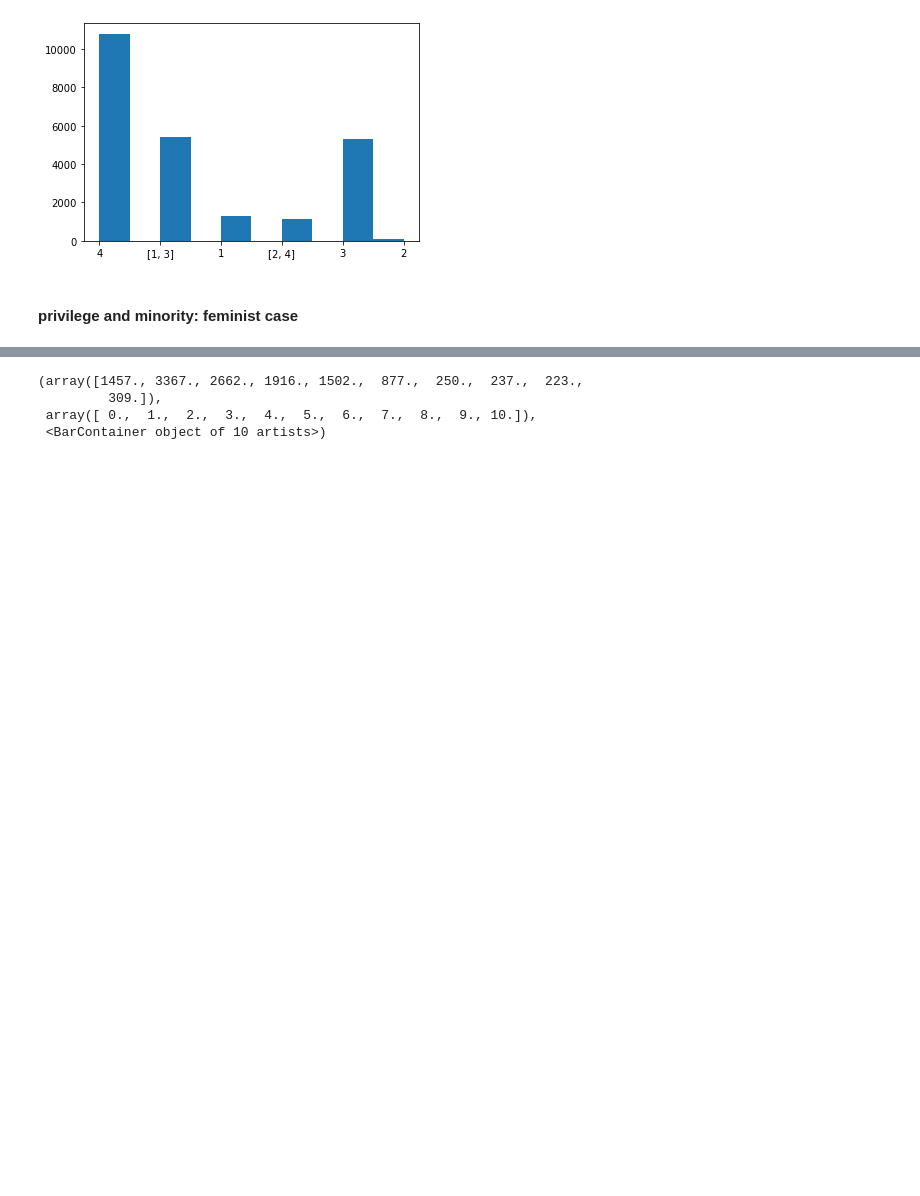
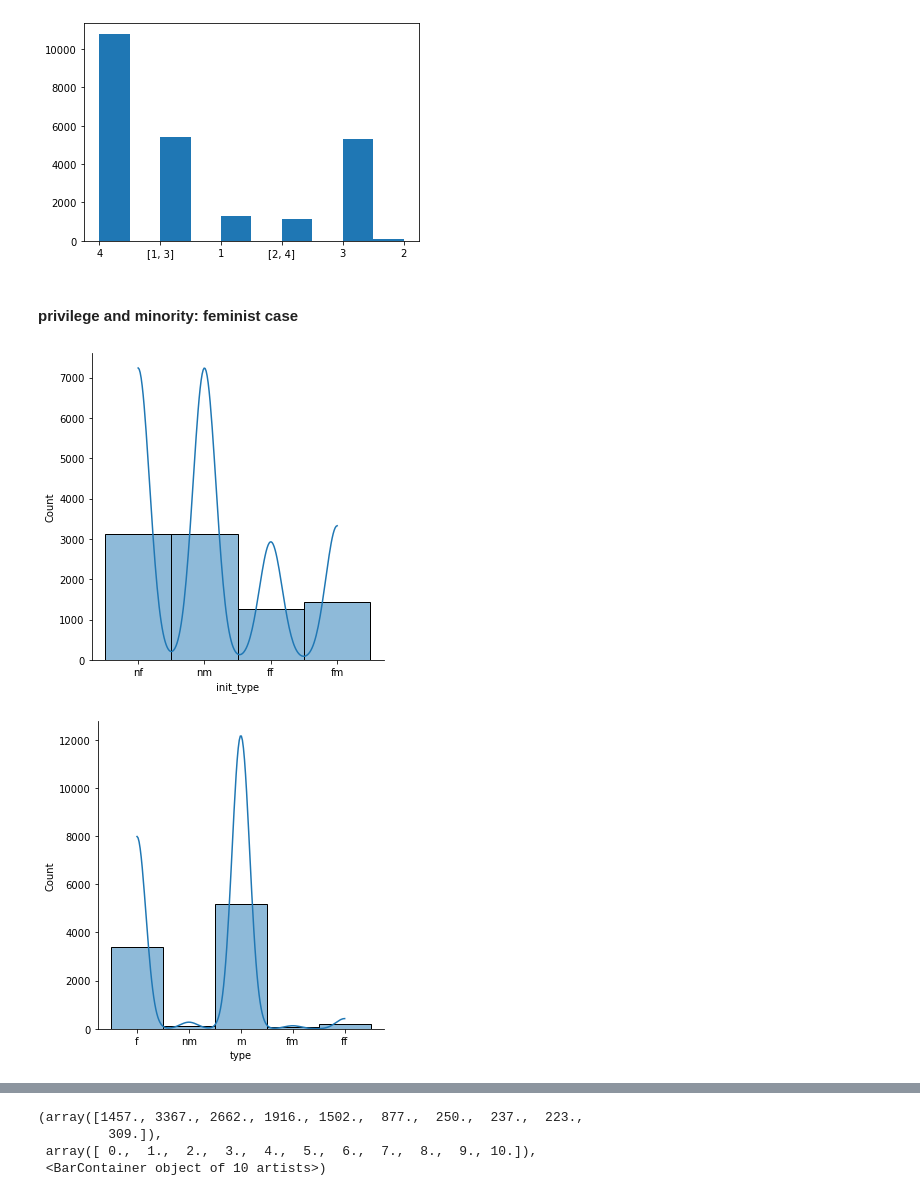
Before and after one commit to yierrr/Feminism-Simulation, a Jupyter notebook: nested group mesa.ipynb, the cells around one changed output, grey strips where cells are left out. Cells and saved outputs as stored; diff of their text form; code cells hidden in the pictures; blank space fills up the shorter version.

```diff
--- a/nested group mesa.ipynb
+++ b/nested group mesa.ipynb
@@ -507,0 +571,6 @@ class Model(Model):
+# %%
+a = sns.displot(dff['init_type'],kde = True)
+b = sns.displot(dff['type'],kde = True)
+# %% [output]
+[figure, added]
+[figure, added]
```
Also changed, not shown: parts of 16 cells of this notebook.
